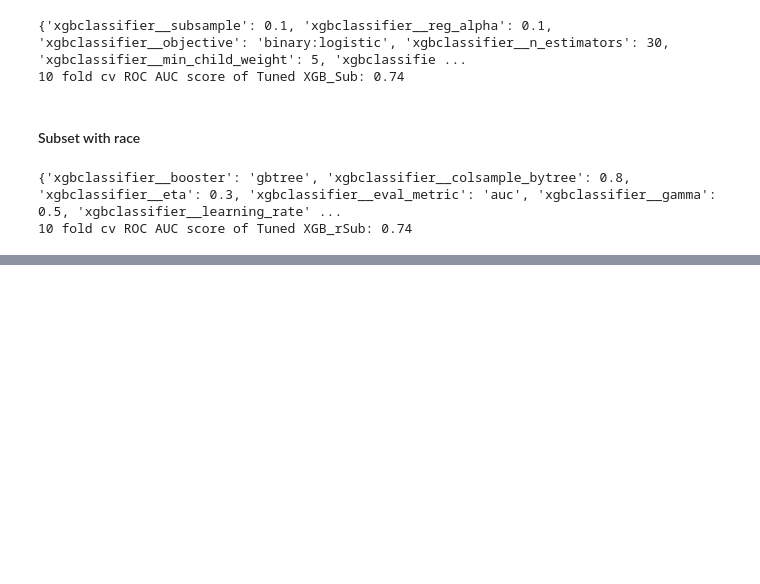
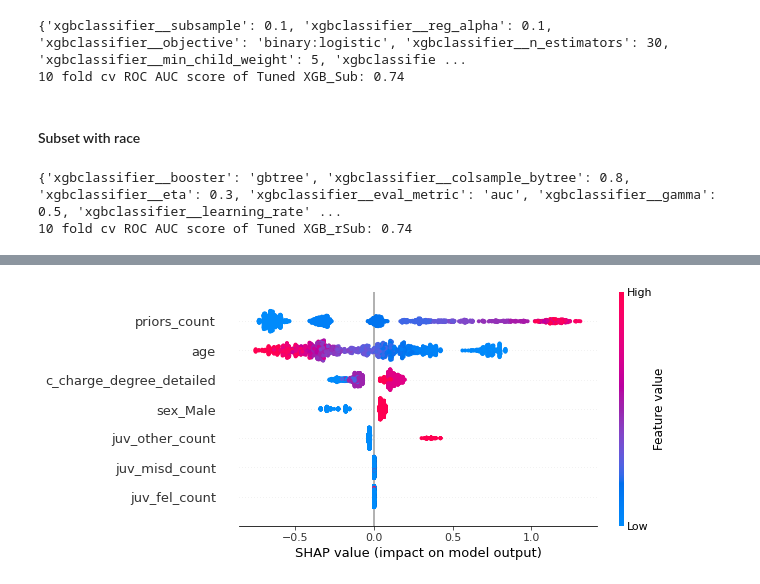
Before and after one commit to Heity94/Compas-recidivism-analysis, a Jupyter notebook: notebooks/Philipp/Final_presentation.ipynb, the cells around one changed output, grey strips where cells are left out. Saved outputs shown, nothing was run; the diff lists cells and outputs as text; code cells hidden in the pictures; blank space fills up the shorter version.

```diff
--- a/notebooks/Philipp/Final_presentation.ipynb
+++ b/notebooks/Philipp/Final_presentation.ipynb
@@ -1761,0 +1811,5 @@ for name, model in dict_best.items():
+# %%
+# Shap values
+shap.summary_plot(shap_values, X_test_trans)
+# %% [output]
+[figure, added]
```
Also changed, not shown: parts of 126 cells of this notebook, 1 other file.
